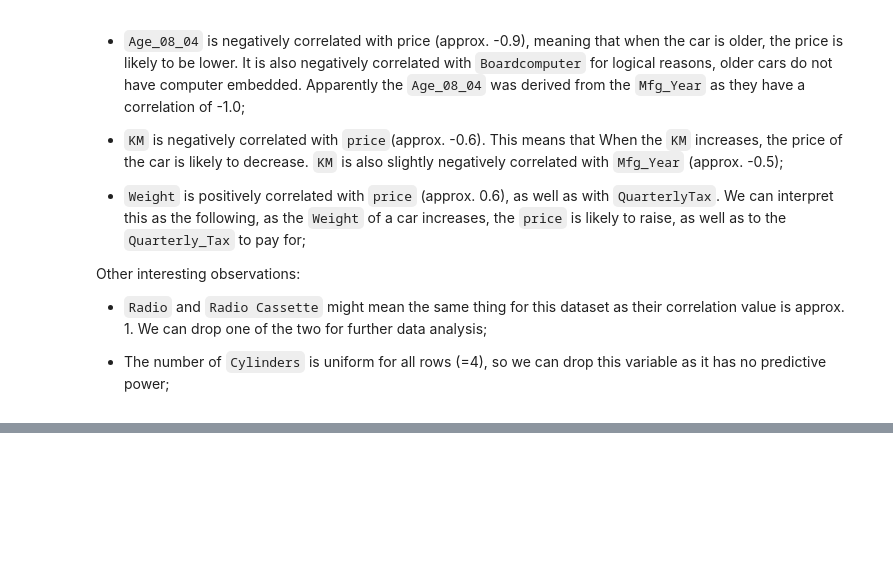
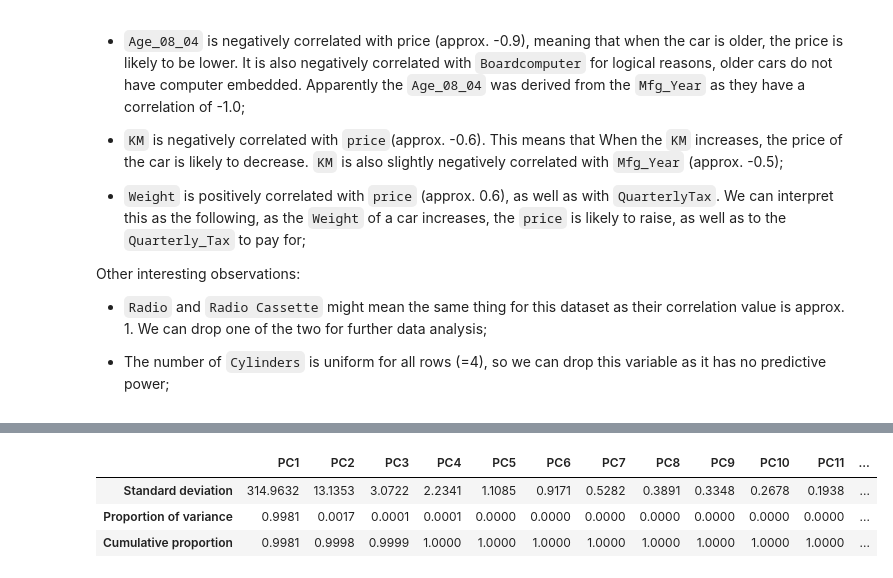
Before and after one commit to jeantardelli/data-mining-for-business-analytics, a Jupyter notebook: problems/chapter04_dimension_reduction.ipynb, the cells around one changed output, grey strips where cells are left out. Cells and saved outputs as stored; diff of their text form; code cells hidden in the pictures; blank space fills up the shorter version.

```diff
--- a/problems/chapter04_dimension_reduction.ipynb
+++ b/problems/chapter04_dimension_reduction.ipynb
@@ -496,0 +505,18 @@ Other interesting observations:
+# %%
+wine_df = pd.read_csv("../datasets/Wine.csv")
+wine_df = wine_df.drop(columns=["Type"])
+
+pca = PCA()
+pca.fit(wine_df.dropna(axis=0))
+
+pca_summary_df = pd.DataFrame({"Standard deviation": np.sqrt(pca.explained_variance_),
+                               "Proportion of variance": pca.explained_variance_ratio_,
+                               "Cumulative proportion": np.cumsum(pca.explained_variance_ratio_)})
+pca_summary_df = pca_summary_df.transpose()
+pca_summary_df.columns = ["PC{}".format(i) for i in range(1, len(pca_summary_df.columns) + 1)]
+pca_summary_df.round(4)
+# %% [output]
+|  | PC1 | PC2 | PC3 | PC4 | PC5 | PC6 | PC7 | PC8 | PC9 | PC10 | PC11 | ... |
+| Standard deviation | 314.9632 | 13.1353 | 3.0722 | 2.2341 | 1.1085 | 0.9171 | 0.5282 | 0.3891 | 0.3348 | 0.2678 | 0.1938 | ... |
+| Proportion of variance | 0.9981 | 0.0017 | 0.0001 | 0.0001 | 0.0000 | 0.0000 | 0.0000 | 0.0000 | 0.0000 | 0.0000 | 0.0000 | ... |
+| Cumulative proportion | 0.9981 | 0.9998 | 0.9999 | 1.0000 | 1.0000 | 1.0000 | 1.0000 | 1.0000 | 1.0000 | 1.0000 | 1.0000 | ... |
```
Also changed, not shown: parts of 4 cells of this notebook, 1 other file.
